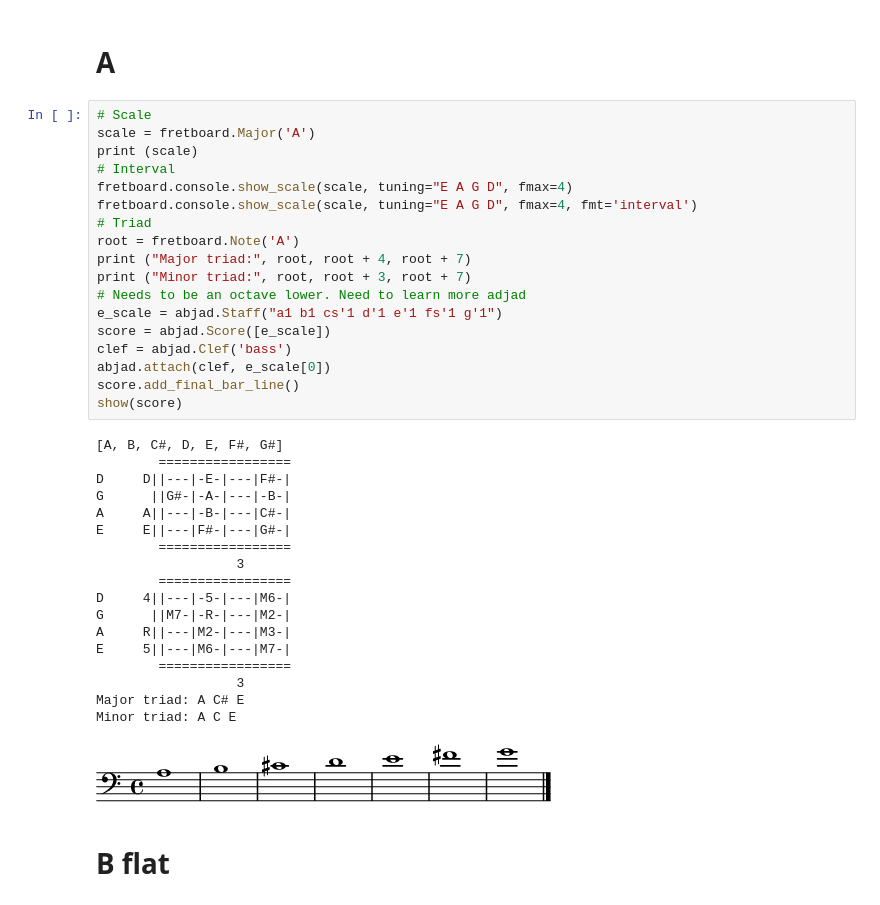
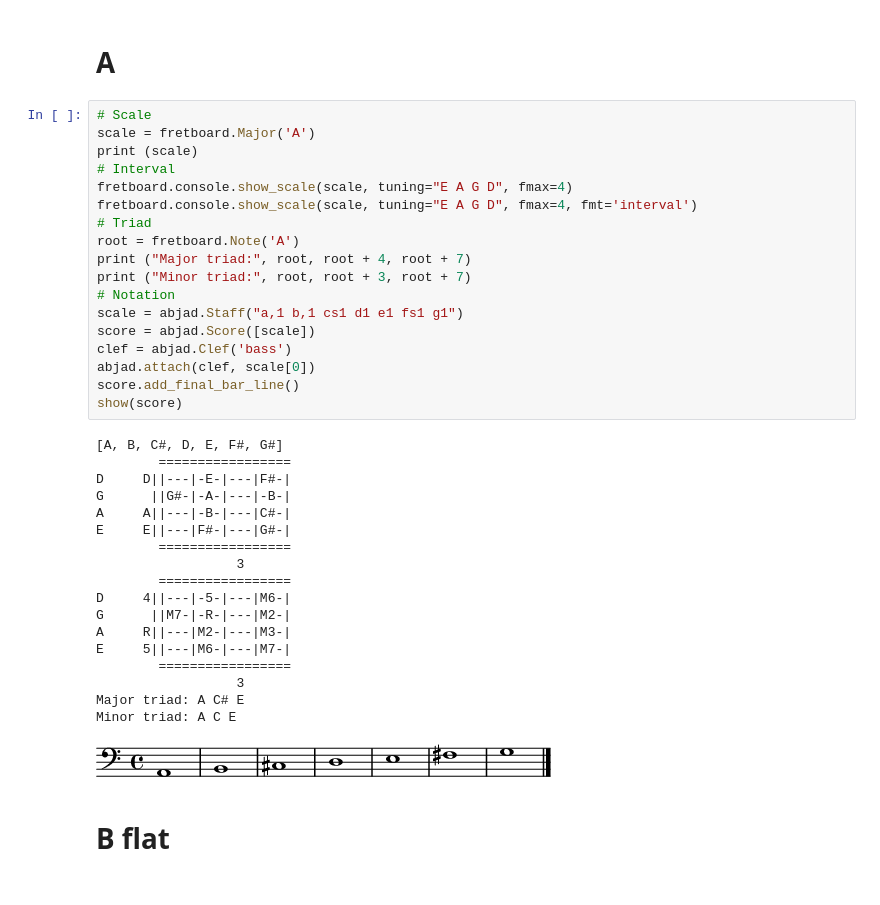
Before and after one commit to fede2cr/rb_method, a Jupyter notebook: 01_scales/Scales.ipynb, the cells around one changed output. Drawn from its saved outputs; the diff is of its cells as text.

```diff
--- a/01_scales/Scales.ipynb
+++ b/01_scales/Scales.ipynb
@@ -211,38 +211,38 @@ Minor triad: Gb A C#
 scale = fretboard.Major('A')
 print (scale)
 # Interval
 fretboard.console.show_scale(scale, tuning="E A G D", fmax=4)
 fretboard.console.show_scale(scale, tuning="E A G D", fmax=4, fmt='interval')
 # Triad
 root = fretboard.Note('A')
 print ("Major triad:", root, root + 4, root + 7)
 print ("Minor triad:", root, root + 3, root + 7)
-# Needs to be an octave lower. Need to learn more adjad
-e_scale = abjad.Staff("a1 b1 cs'1 d'1 e'1 fs'1 g'1")
-score = abjad.Score([e_scale])
+# Notation
+scale = abjad.Staff("a,1 b,1 cs1 d1 e1 fs1 g1")
+score = abjad.Score([scale])
 clef = abjad.Clef('bass')
-abjad.attach(clef, e_scale[0])
+abjad.attach(clef, scale[0])
 score.add_final_bar_line()
 show(score)
 # %% [output]
 [A, B, C#, D, E, F#, G#]
         =================
 D     D||---|-E-|---|F#-|
 G      ||G#-|-A-|---|-B-|
 A     A||---|-B-|---|C#-|
 E     E||---|F#-|---|G#-|
         =================
                   3
         =================
 D     4||---|-5-|---|M6-|
 G      ||M7-|-R-|---|M2-|
 A     R||---|M2-|---|M3-|
 E     5||---|M6-|---|M7-|
         =================
                   3
 Major triad: A C# E
 Minor triad: A C E
-[figure, old version]
+[figure, new version]
 # %% [markdown]
 # B flat
 # %%
```
Also changed, not shown: parts of 9 cells of this notebook.
